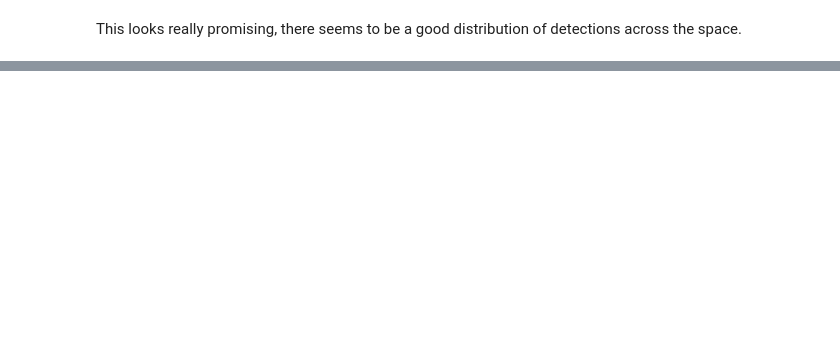
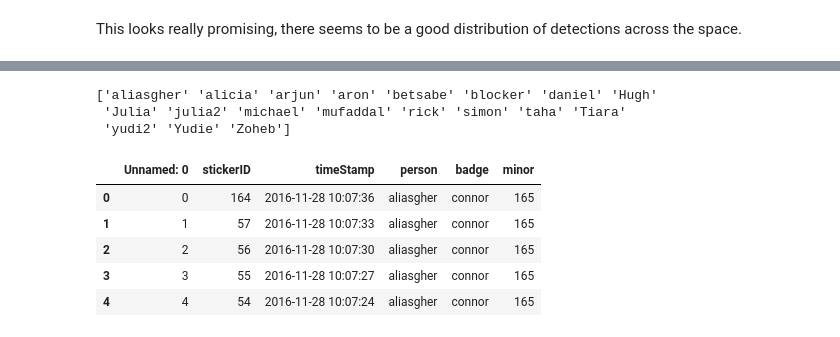
Before and after one commit to notionparallax/sensicorn, a Jupyter notebook: initialDataAnalysis/scan period visualisation.ipynb, the cells around one changed output, grey strips where cells are left out. Saved outputs shown, nothing was run; the diff lists cells and outputs as text; code cells hidden in the pictures; blank space fills up the shorter version.

Commit message:
getting scans and detections to match

```diff
--- a/initialDataAnalysis/scan period visualisation.ipynb
+++ b/initialDataAnalysis/scan period visualisation.ipynb
@@ -345,0 +359,19 @@ This looks really promising, there seems to be a good distribution of detections
+# %%
+dtypes = {"Unnamed: 0": int, "stickerID": int, "timeStamp": str, "person": str, "badge": str, "minor": int}
+parse_dates = ["timeStamp"]
+scans = pd.read_csv("allScanDetections.csv",
+                    dtype=dtypes,
+                    parse_dates=parse_dates,
+                    date_parser=pd.datetools.to_datetime)
+print(scans.person.unique())
+scans.head()
+# %% [output]
+['aliasgher' 'alicia' 'arjun' 'aron' 'betsabe' 'blocker' 'daniel' 'Hugh'
+ 'Julia' 'julia2' 'michael' 'mufaddal' 'rick' 'simon' 'taha' 'Tiara'
+ 'yudi2' 'Yudie' 'Zoheb']
+|  | Unnamed: 0 | stickerID | timeStamp | person | badge | minor |
+| 0 | 0 | 164 | 2016-11-28 10:07:36 | aliasgher | connor | 165 |
+| 1 | 1 | 57 | 2016-11-28 10:07:33 | aliasgher | connor | 165 |
+| 2 | 2 | 56 | 2016-11-28 10:07:30 | aliasgher | connor | 165 |
+| 3 | 3 | 55 | 2016-11-28 10:07:27 | aliasgher | connor | 165 |
+| 4 | 4 | 54 | 2016-11-28 10:07:24 | aliasgher | connor | 165 |
```
Also changed, not shown: parts of 8 cells of this notebook.
